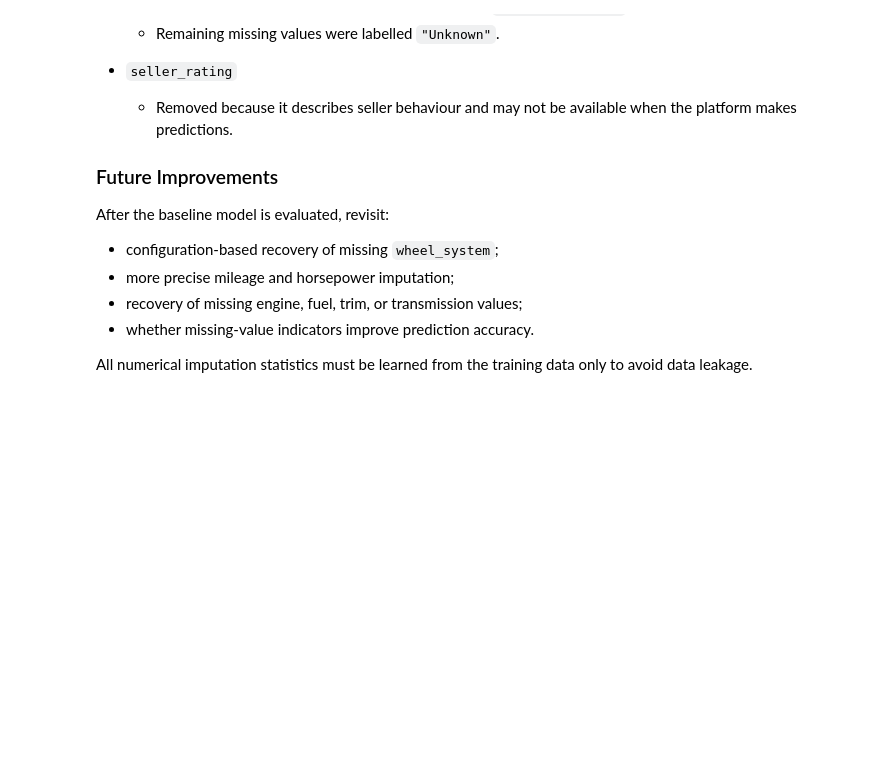
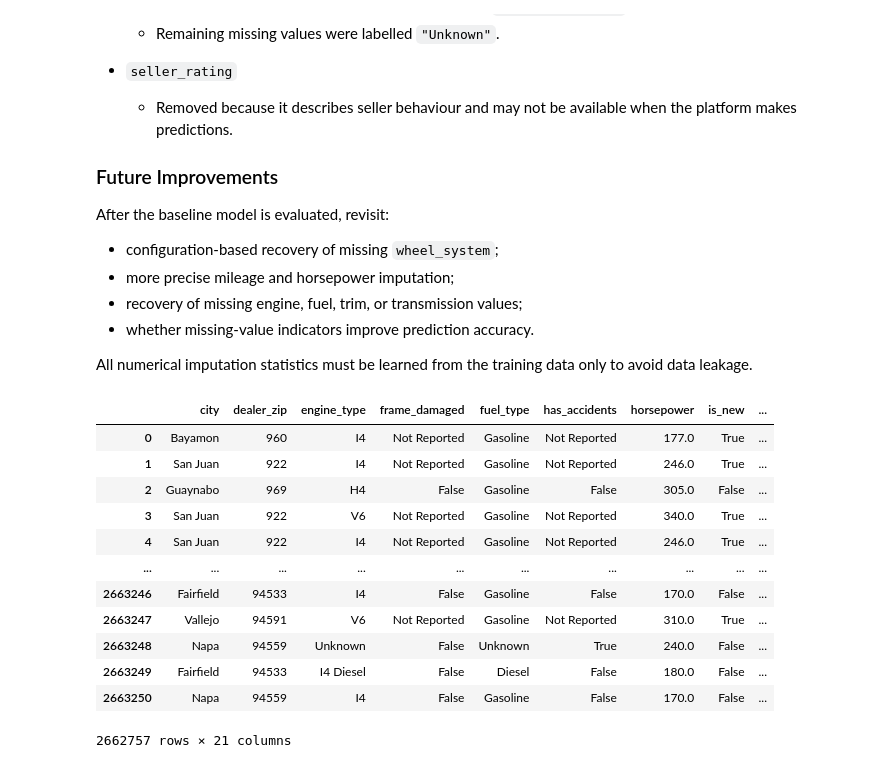
Before and after one commit to CaseyKiiza2026/vehicle-valuation-platform, a Jupyter notebook: notebooks/feature_engineering.ipynb, the cells around one changed output. Cells and saved outputs as stored; diff of their text form; code cells hidden in the pictures; blank space fills up the shorter version.

```diff
--- a/notebooks/feature_engineering.ipynb
+++ b/notebooks/feature_engineering.ipynb
@@ -1795,3 +1795,19 @@ After the baseline model is evaluated, revisit:
 - whether missing-value indicators improve prediction accuracy.
 
 All numerical imputation statistics must be learned from the training data only to avoid data leakage.
+# %%
+valid_prices
+# %% [output]
+|  | city | dealer_zip | engine_type | frame_damaged | fuel_type | has_accidents | horsepower | is_new | ... |
+| 0 | Bayamon | 960 | I4 | Not Reported | Gasoline | Not Reported | 177.0 | True | ... |
+| 1 | San Juan | 922 | I4 | Not Reported | Gasoline | Not Reported | 246.0 | True | ... |
+| 2 | Guaynabo | 969 | H4 | False | Gasoline | False | 305.0 | False | ... |
+| 3 | San Juan | 922 | V6 | Not Reported | Gasoline | Not Reported | 340.0 | True | ... |
+| 4 | San Juan | 922 | I4 | Not Reported | Gasoline | Not Reported | 246.0 | True | ... |
+| ... | ... | ... | ... | ... | ... | ... | ... | ... | ... |
+| 2663246 | Fairfield | 94533 | I4 | False | Gasoline | False | 170.0 | False | ... |
+| 2663247 | Vallejo | 94591 | V6 | Not Reported | Gasoline | Not Reported | 310.0 | True | ... |
+| 2663248 | Napa | 94559 | Unknown | False | Unknown | True | 240.0 | False | ... |
+| 2663249 | Fairfield | 94533 | I4 Diesel | False | Diesel | False | 180.0 | False | ... |
+| 2663250 | Napa | 94559 | I4 | False | Gasoline | False | 170.0 | False | ... |
+2662757 rows × 21 columns
```
Also changed, not shown: parts of 56 cells of this notebook.
